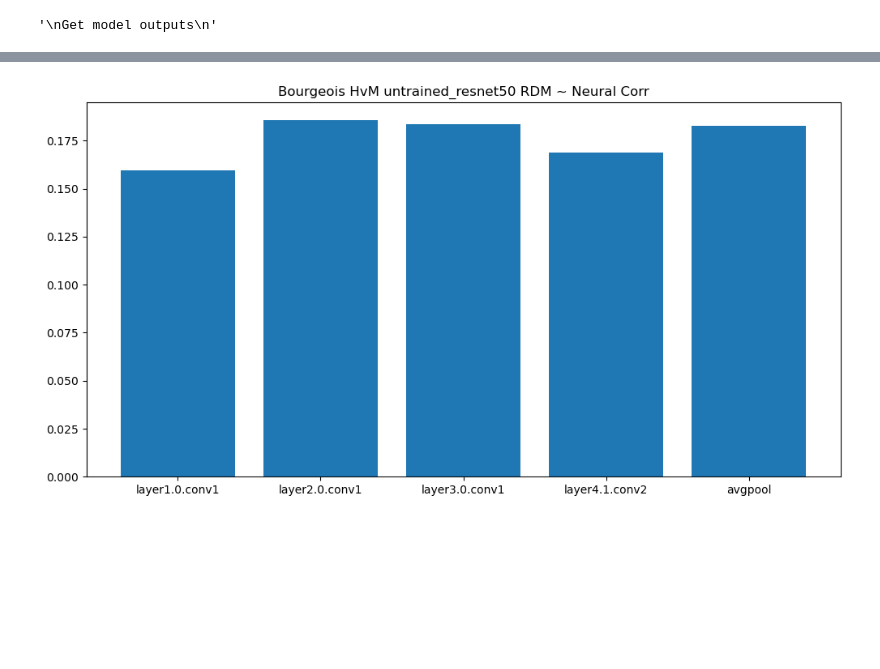
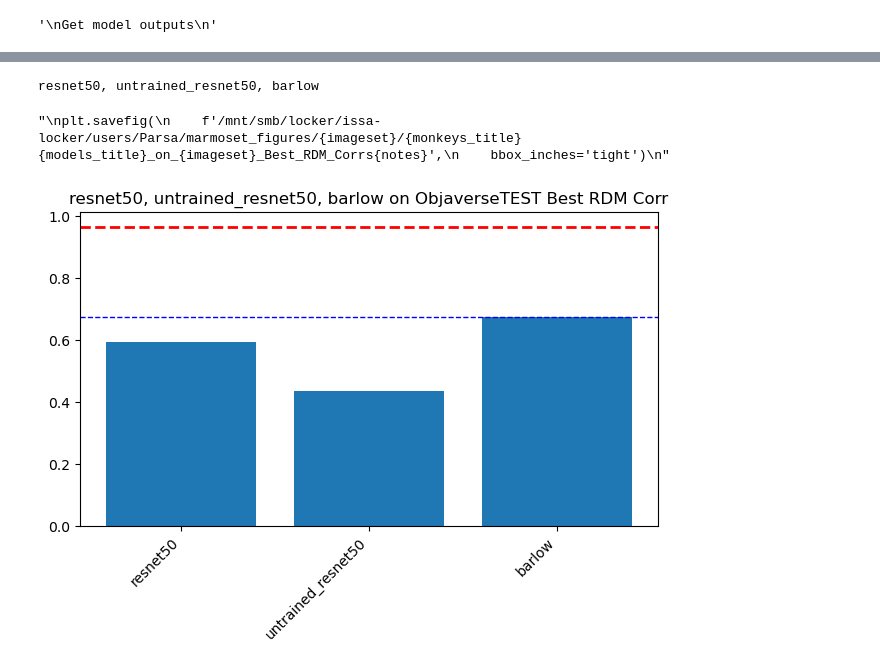
Before and after one commit to parsa2010/marm-data-analysis, a Jupyter notebook: analysis_notebook.ipynb, the cells around one changed output, grey strips where cells are left out. Cells and saved outputs as stored; diff of their text form; code cells hidden in the pictures; blank space fills up the shorter version.

```diff
--- a/analysis_notebook.ipynb
+++ b/analysis_notebook.ipynb
@@ -565,0 +610,6 @@ def rdm(data):
+# %%
+# Get RDM SHR
+rdm_half1 = rdm(np.vstack(trial_avg_series.values))
+rdm_half2 = rdm(np.vstack(trial_avg_half2.values))
+rdm_shr = correlate_rdms(rdm_half1, rdm_half2)
+print(rdm_shr)
@@ -730,0 +702,13 @@ dict_keys(['layer1.0.conv1', 'layer2.0.conv1', 'layer3.0.conv1', 'layer4.1.conv2
+# %%
+# Choose model, layers
+model_names = ['resnet50', 'untrained_resnet50', 'barlow'] #+ all_sreyas
+
+layer_names = [
+        'layer1.0.conv1',
+        'layer2.0.conv1',
+        'layer3.0.conv1',
+        'layer4.1.conv2',
+        'avgpool'
+    ]
+
+print(model_names)
@@ -730,0 +728,15 @@ dict_keys(['layer1.0.conv1', 'layer2.0.conv1', 'layer3.0.conv1', 'layer4.1.conv2
+# %%
+# Lock model, process image function
+model_lock = Lock()
+
+def process_image(path):
+    # Load and preprocess image
+    img = Image.open(path).convert('RGB')
+    img_tensor = transform(img).unsqueeze(0).to(device)
+
+    with model_lock:
+        activations.clear()
+        _ = model(img_tensor)
+        result = activations.copy()
+
+    return path, result
@@ -787 +908,19 @@ plt.savefig(
+# %%
+# Set title for models, monkeys
+models_title = ', '.join(model_names)
+
+if set(all_seojin).issubset(model_names):
+    models_title = 'All Seojin'
+if set(all_sreyas).issubset(model_names):
+    models_title = 'All Sreyas'
+
+if set(monkeys) == {'West', 'Bourgeois'}:
+    monkeys_title = ''
+else:
+    monkeys_title = f'{monkeys[0]}_'
+
+print(monkeys_title)
+print(models_title)
+# %% [output]
+resnet50, untrained_resnet50, barlow
 # %%
@@ -811,16 +968,11 @@ def correlate_rdms(rdm1, rdm2):
-# %%
-# Compute correlations and save plot
-rdm_model = rdm_dict.copy()
-rdm_IT = rdm_model.pop('Neural')
-
-# Correlate off-diagonal terms of dissimilarity matrices
-rdm_sim = {label: correlate_rdms(rdm_IT, rdm) for label, rdm in rdm_model.items()}
-plt.figure(figsize=(12, 6))
-plt.bar(rdm_sim.keys(), rdm_sim.values())
-plt.title(f'{monkey} {imageset} {model_name} RDM ~ Neural Corr')
-
-plt.savefig(
-    f'/mnt/smb/locker/issa-locker/users/Parsa/marmoset_figures/{imageset}/{monkey}_{model_name}_{notes}RDMs_corrs',
-    bbox_inches='tight')
-# %% [output]
-[figure, removed]
+# %%
+# Plot best fits
+plot_best_fit(model_to_rdm_dict, rdm_shr, title=f'{models_title} on {monkeys_title}{imageset}{notes}')
+plt.tight_layout()
+
+plt.savefig(
+    f'/mnt/smb/locker/issa-locker/users/Parsa/marmoset_figures/{imageset}/{monkeys_title}{models_title}_on_{imageset}_Best_RDM_Corrs{notes}',
+    bbox_inches='tight')
+# %% [output]
+"\nplt.savefig(\n    f'/mnt/smb/locker/issa-locker/users/Parsa/marmoset_figures/{imageset}/{monkeys_title}{models_title}_on_{imageset}_Best_RDM_Corrs{notes}',\n    bbox_inches='tight')\n"
+[figure, added]
```
Also changed, not shown: parts of 37 cells of this notebook.
